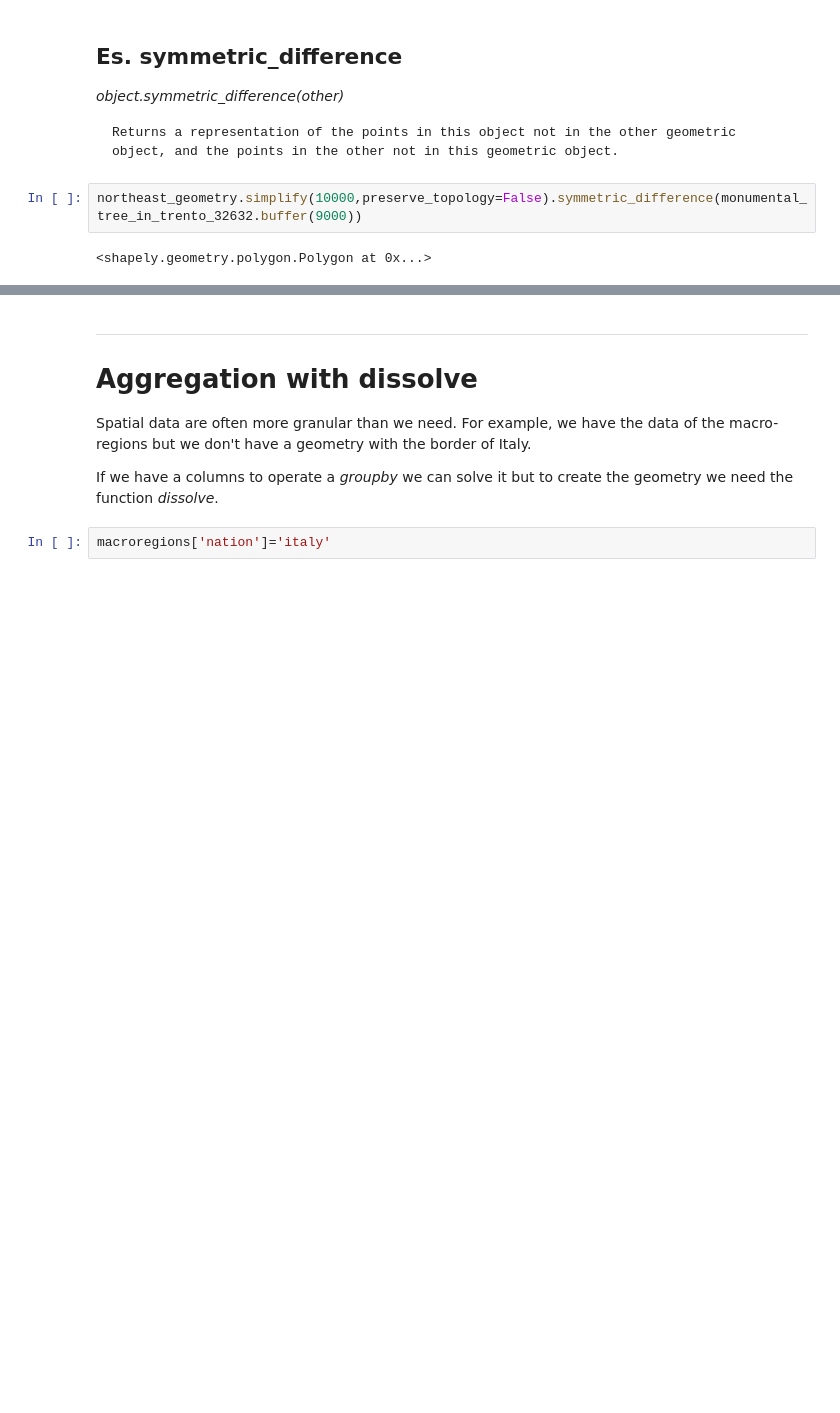
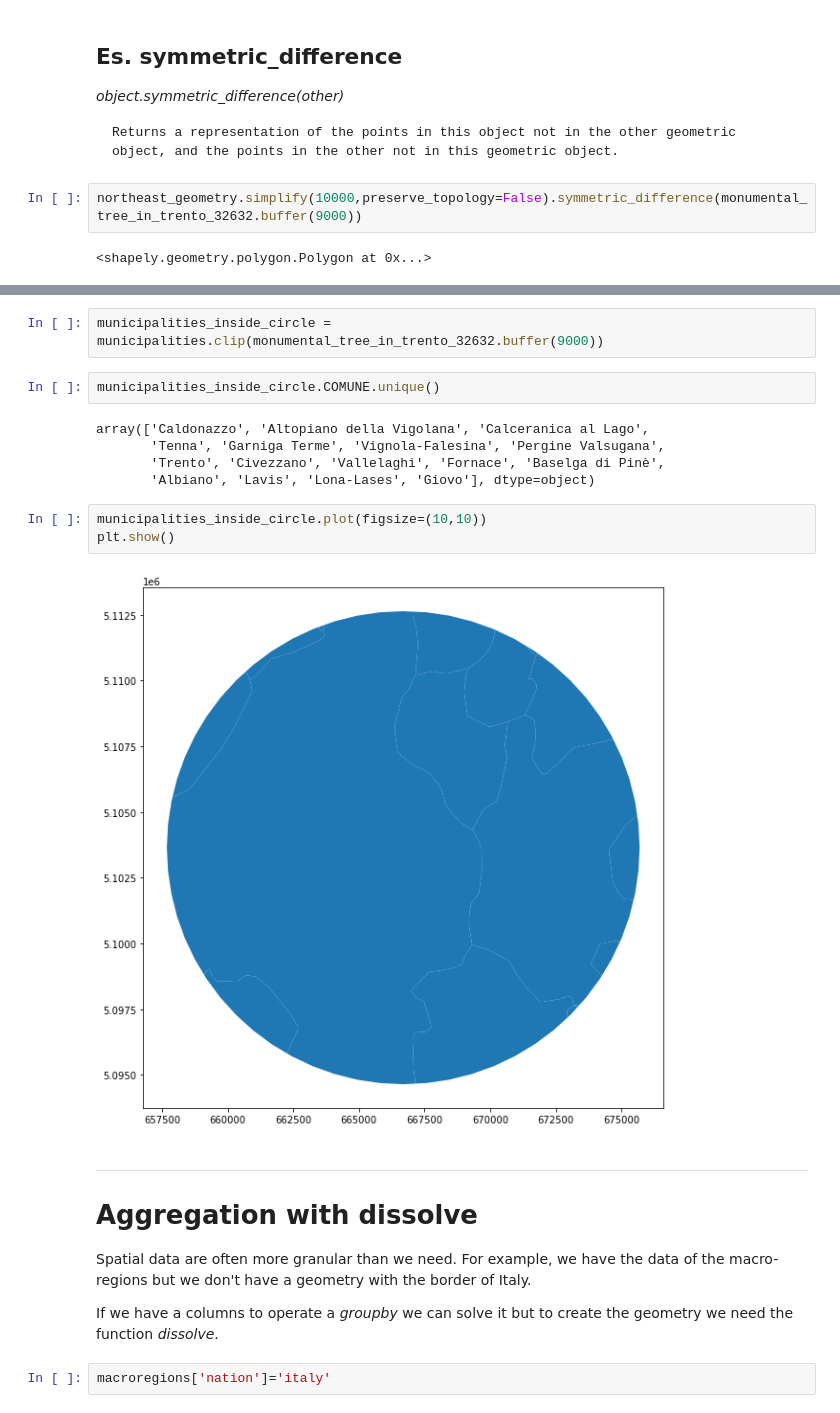
Before and after one commit to napo/geospatial_course_unitn, a Jupyter notebook: code/lessons/02_Spatial_relationships_and_operations.ipynb, the cells around one changed output, grey strips where cells are left out. Cells and saved outputs as stored; diff of their text form; blank space fills up the shorter version.

```diff
--- a/code/lessons/02_Spatial_relationships_and_operations.ipynb
+++ b/code/lessons/02_Spatial_relationships_and_operations.ipynb
@@ -579,3 +591,17 @@ GeoPandas (and Shapely for the individual objects) provides a whole lot of basic
+# %%
+municipalities_inside_circle = municipalities.clip(monumental_tree_in_trento_32632.buffer(9000))
+# %%
+municipalities_inside_circle.COMUNE.unique()
+# %% [output]
+array(['Caldonazzo', 'Altopiano della Vigolana', 'Calceranica al Lago',
+       'Tenna', 'Garniga Terme', 'Vignola-Falesina', 'Pergine Valsugana',
+       'Trento', 'Civezzano', 'Vallelaghi', 'Fornace', 'Baselga di Pinè',
+       'Albiano', 'Lavis', 'Lona-Lases', 'Giovo'], dtype=object)
+# %%
+municipalities_inside_circle.plot(figsize=(10,10))
+plt.show()
+# %% [output]
+[figure, added]
 # %% [markdown]
 ---
 # Aggregation with dissolve
```
Also changed, not shown: parts of 17 cells of this notebook, 2 other files.
